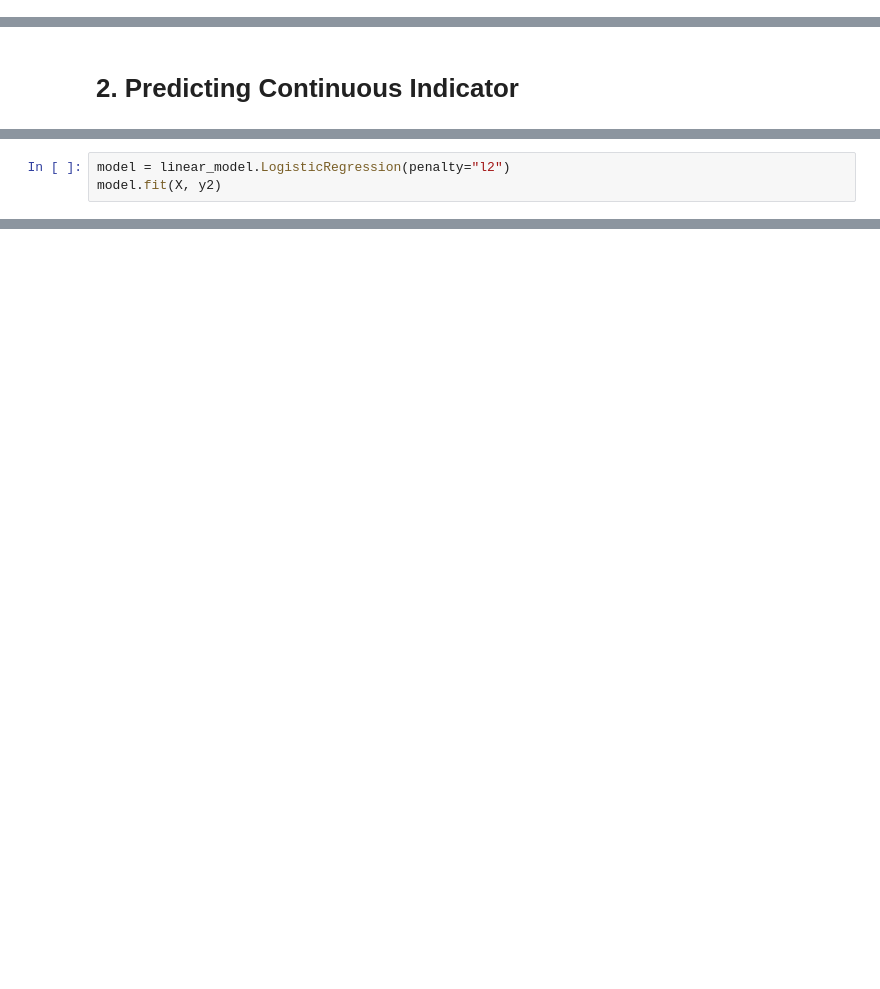
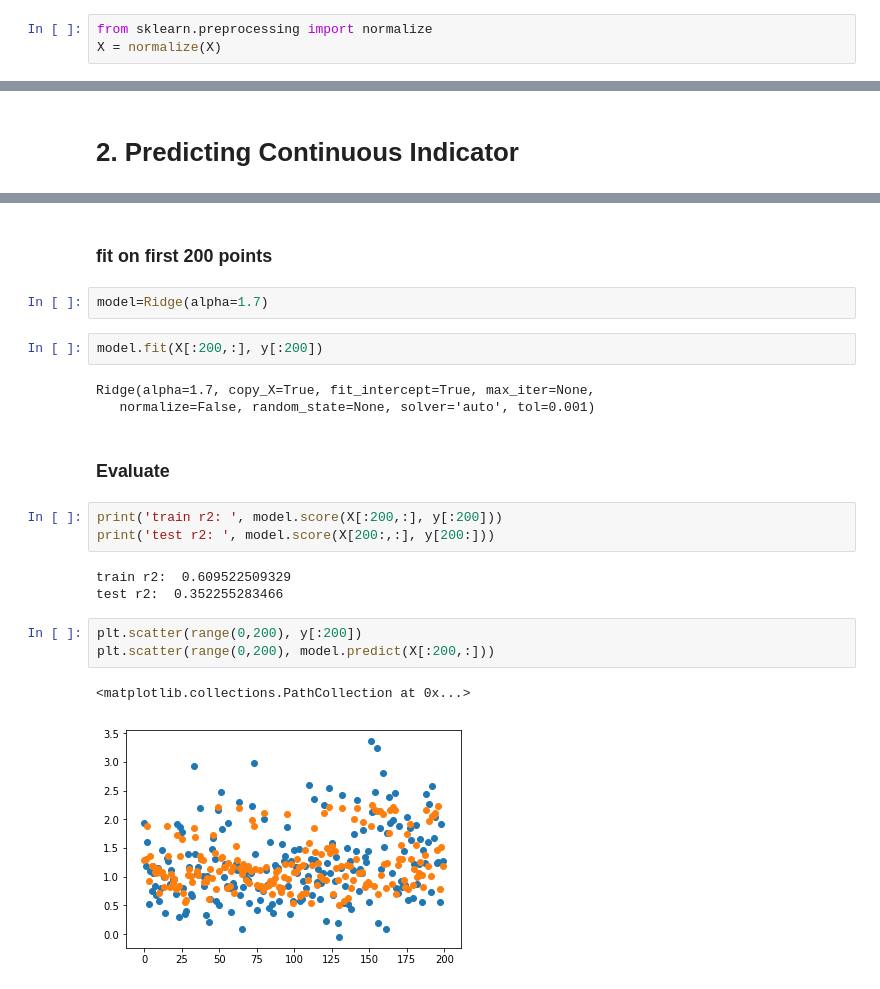
Before and after one commit to WFP-VAM/HRM, a Jupyter notebook: Notebooks/4. Predicting HH indicators with CNN features-py3.ipynb, the cells around one changed output, grey strips where cells are left out. Drawn from its saved outputs; the diff is of its cells as text; blank space fills up the shorter version.

Commit message:
simple version of model notebook 4 with plotting

```diff
--- a/Notebooks/4. Predicting HH indicators with CNN features-py3.ipynb
+++ b/Notebooks/4. Predicting HH indicators with CNN features-py3.ipynb
@@ -50,2 +60,5 @@ X = data_features.values
+# %%
+from sklearn.preprocessing import normalize
+X = normalize(X)
 # %%
 X.shape
@@ -141,3 +72,0 @@ stats.pearsonr(y,y_hat)[0] ** 2
-# %%
-model = linear_model.LogisticRegression(penalty="l2")
-model.fit(X, y2)
@@ -162,0 +73,23 @@ y2.describe()
+# %% [markdown]
+### fit on first 200 points
+# %%
+model=Ridge(alpha=1.7)
+# %%
+model.fit(X[:200,:], y[:200])
+# %% [output]
+Ridge(alpha=1.7, copy_X=True, fit_intercept=True, max_iter=None,
+   normalize=False, random_state=None, solver='auto', tol=0.001)
+# %% [markdown]
+### Evaluate
+# %%
+print('train r2: ', model.score(X[:200,:], y[:200]))
+print('test r2: ', model.score(X[200:,:], y[200:]))
+# %% [output]
+train r2:  0.609522509329
+test r2:  0.352255283466
+# %%
+plt.scatter(range(0,200), y[:200])
+plt.scatter(range(0,200), model.predict(X[:200,:]))
+# %% [output]
+<matplotlib.collections.PathCollection at 0x...>
+[figure, added]
```
Also changed, not shown: parts of 60 cells of this notebook, 2 other files.
